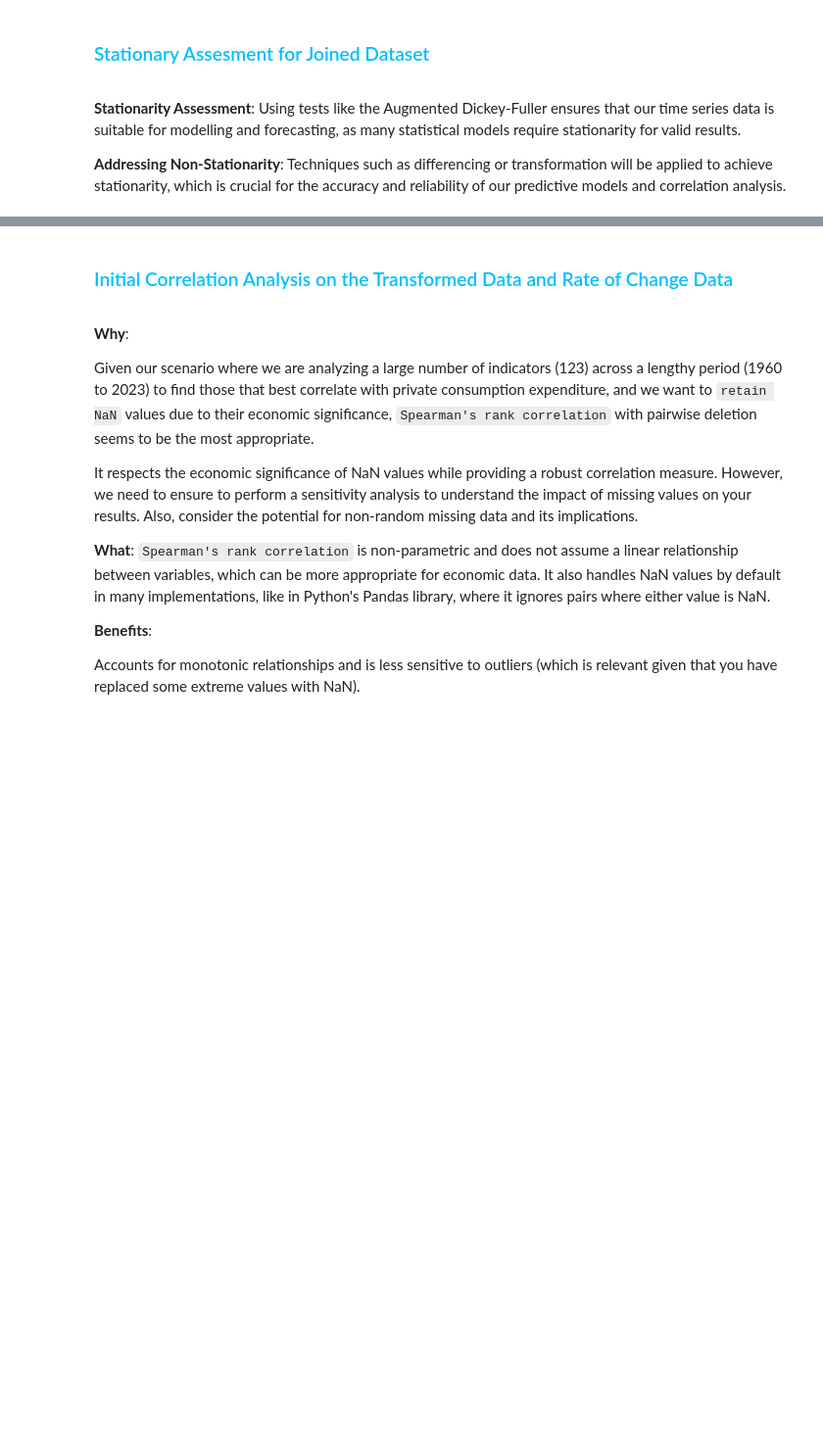
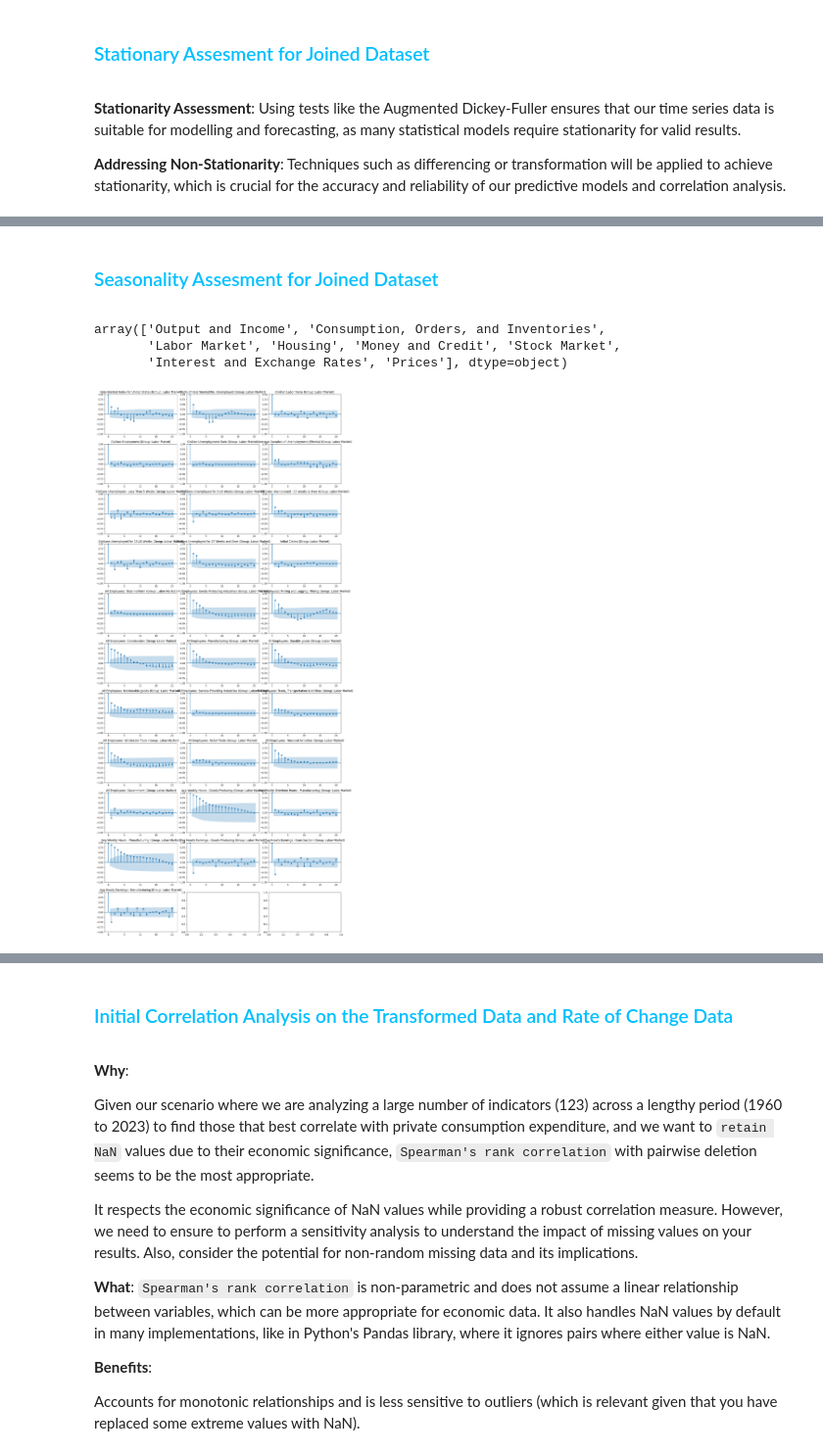
Before and after one commit to janjannagtegaal/NowCasting-M1, a Jupyter notebook: [1]M1_clean_and_preprocess.ipynb, the cells around one changed output, grey strips where cells are left out. Shown at 98% size. Saved outputs shown, nothing was run; the diff lists cells and outputs as text; code cells hidden in the pictures; blank space fills up the shorter version.

```diff
--- a/[1]M1_clean_and_preprocess.ipynb
+++ b/[1]M1_clean_and_preprocess.ipynb
@@ -741,6 +744,9 @@ consumer_sentiment_index = joined_dataset['Consumer Sentiment Index']
 #drop columms from joined_dataset
 joined_dataset.drop(['New Orders for Consumer Goods', 'Consumer Sentiment Index'], axis=1, inplace=True)
 
+#delete rows where defn description column value is 'New Orders for Consumer Goods' or 'Consumer Sentiment Index'
+defn = defn[~defn['description'].isin(['New Orders for Consumer Goods', 'Consumer Sentiment Index'])]
+
 #save the two dataframes
 new_orders_for_consumer_goods.to_csv('./results/csi_and_new_orders/new_orders_for_consumer_goods.csv')
 consumer_sentiment_index.to_csv('./results/csi_and_new_orders/consumer_sentiment_index.csv')
@@ -895,0 +831,46 @@ joined_dataset_rate_of_change.head()
+# %% [markdown]
+<div style="color:#00BFFF">
+
+### Seasonality Assesment for Joined Dataset
+# %%
+defn.group.unique()
+# %% [output]
+array(['Output and Income', 'Consumption, Orders, and Inventories',
+       'Labor Market', 'Housing', 'Money and Credit', 'Stock Market',
+       'Interest and Exchange Rates', 'Prices'], dtype=object)
+# %%
+from statsmodels.graphics.tsaplots import plot_acf
+import matplotlib.pyplot as plt
+import math
+
+seasonality_checks = {}
+
+# Assuming 'defn' is your DataFrame with 'description' and 'group' columns
+# Create a dictionary mapping indicator names to their groups
+group_mapping = defn.set_index('description')['group'].to_dict()
+
+# Choose a specific economic group to analyze
+selected_group = 'Labor Market'  # Replace with your chosen group
+
+# Filter indicators belonging to the selected group
+indicators_in_group = [indicator for indicator, group in group_mapping.items() if group == selected_group]
+
+# Calculate the number of rows needed for subplots (3 columns)
+num_indicators = len(indicators_in_group)
+num_rows = math.ceil(num_indicators / 3)
+
+# Create subplots with 3 columns
+fig, axes = plt.subplots(nrows=num_rows, ncols=3, figsize=(15, num_rows * 3))
+axes = axes.flatten()  # Flatten to 1D array for easy iteration
+
+# Iterate over each indicator and plot ACF in the subplots
+for i, column in enumerate(indicators_in_group):
+    if column in joined_dataset.columns:
+        plot_acf(joined_dataset[column], ax=axes[i], lags=20)  # Adjust lags as needed
+        axes[i].set_title(f"{column} (Group: {selected_group})")
+
+# Adjust layout and display the plot
+plt.tight_layout()
+plt.show()
+# %% [output]
+[figure, added]
```
Also changed, not shown: parts of 26 cells of this notebook, 6 other files.
